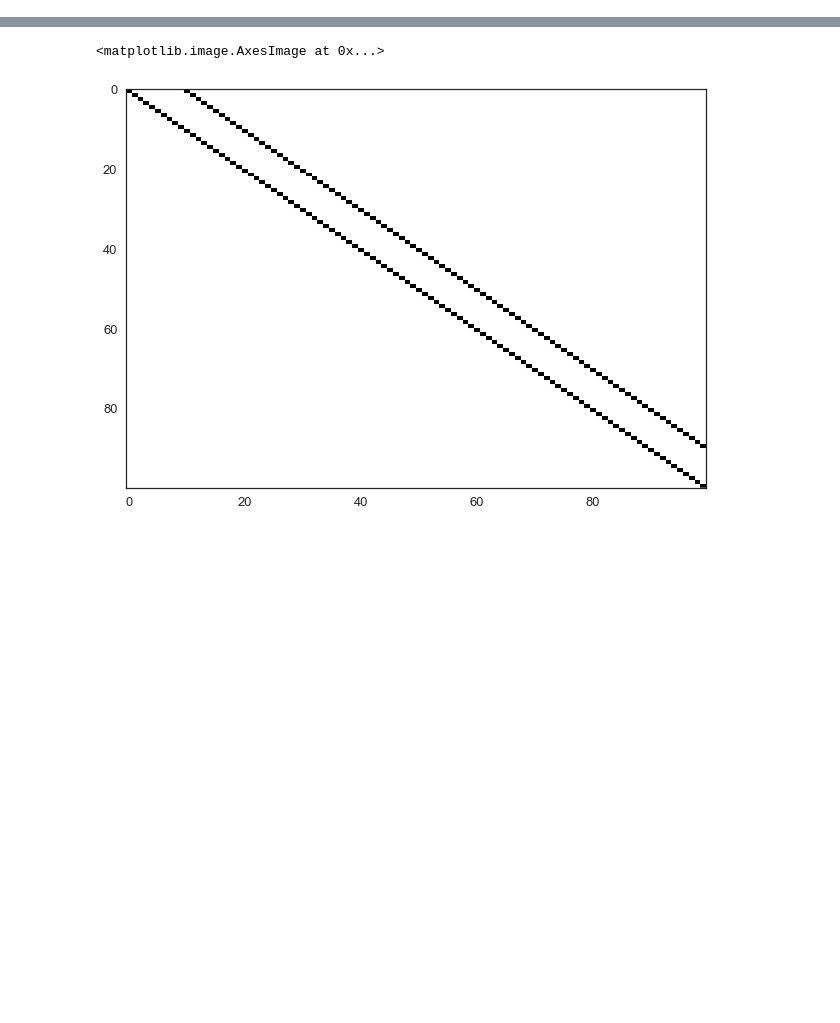
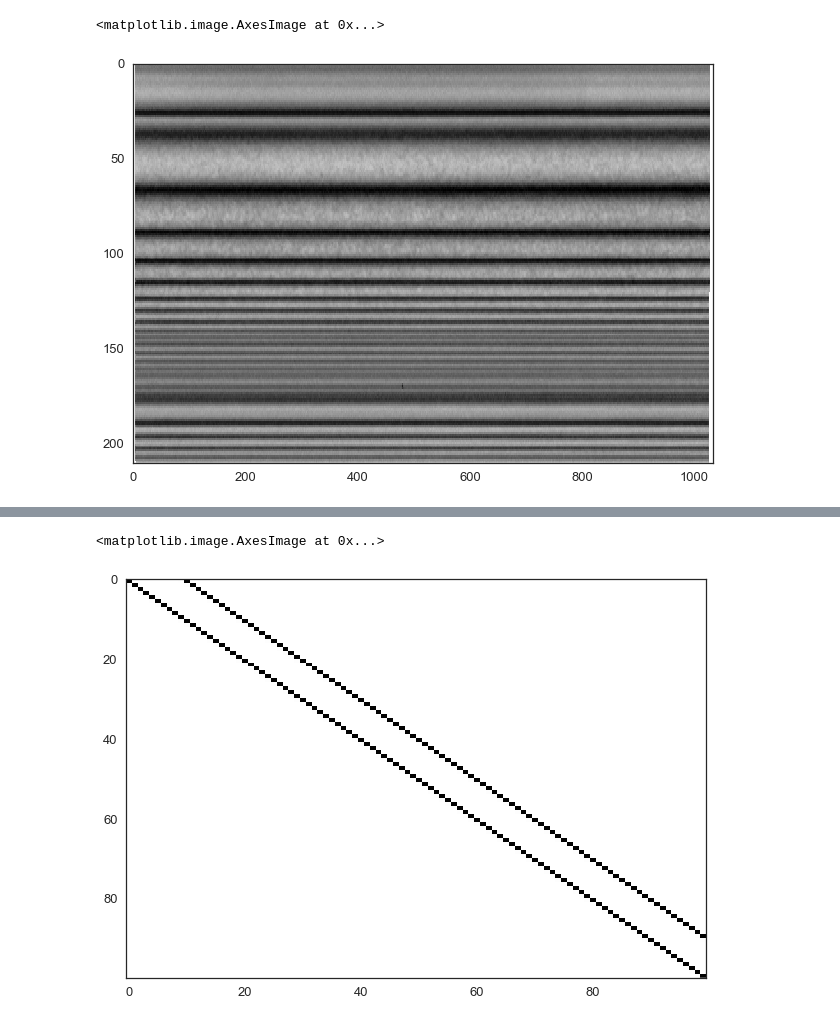
Before and after one commit to michaelaye/pyciss, a Jupyter notebook: notebooks/2015-04-24 Autocorrelation.ipynb, the cells around one changed output, grey strips where cells are left out. Cells and saved outputs as stored; diff of their text form; code cells hidden in the pictures; blank space fills up the shorter version.

```diff
--- a/notebooks/2015-04-24 Autocorrelation.ipynb
+++ b/notebooks/2015-04-24 Autocorrelation.ipynb
@@ -85,0 +32,5 @@ plt.imshow(np.log10(invreal))
+# %%
+plt.imshow(equalize_adapthist(subframe))
+# %% [output]
+<matplotlib.image.AxesImage at 0x...>
+[figure, added]
```
Also changed, not shown: parts of 42 cells of this notebook, 2 other files.
